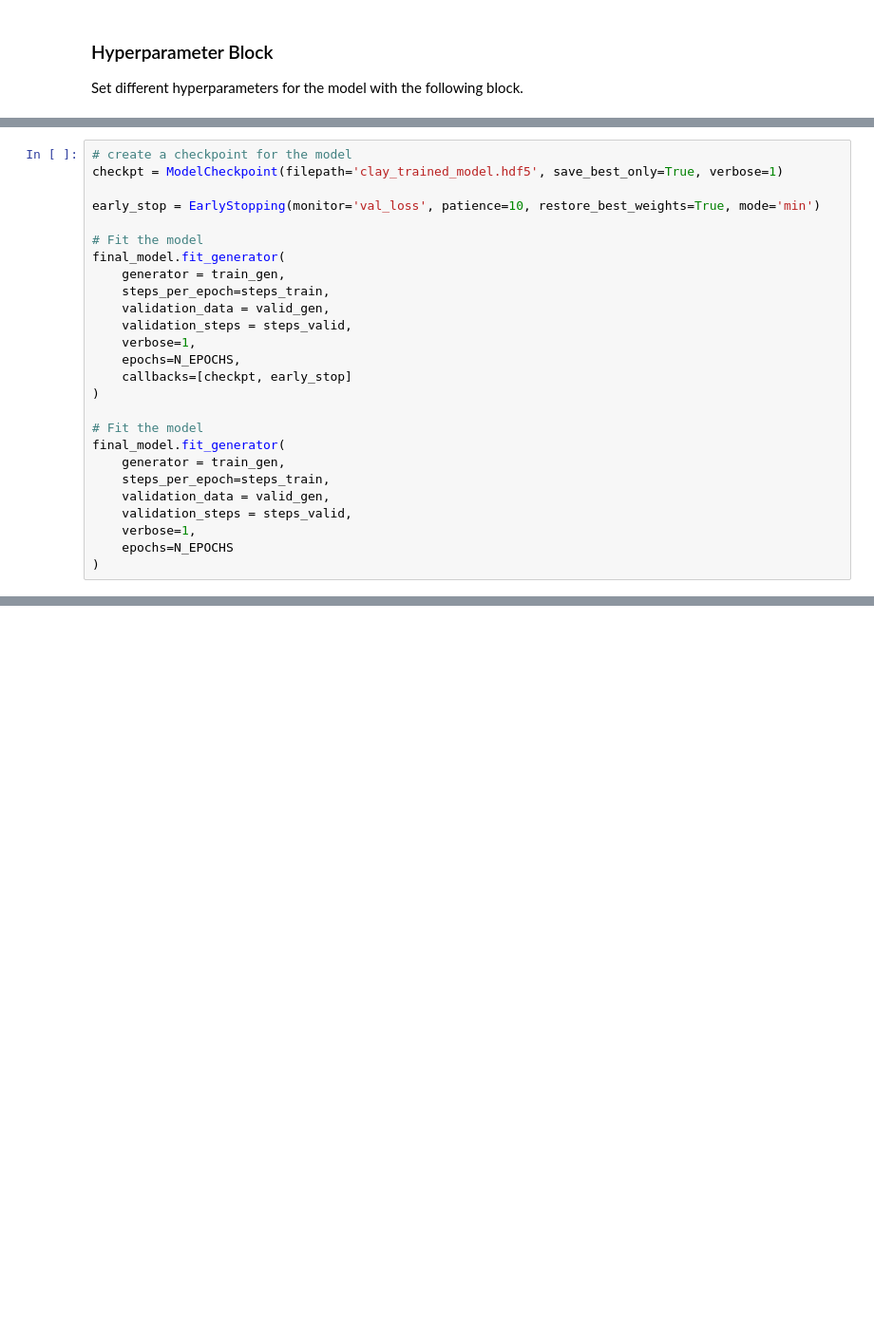
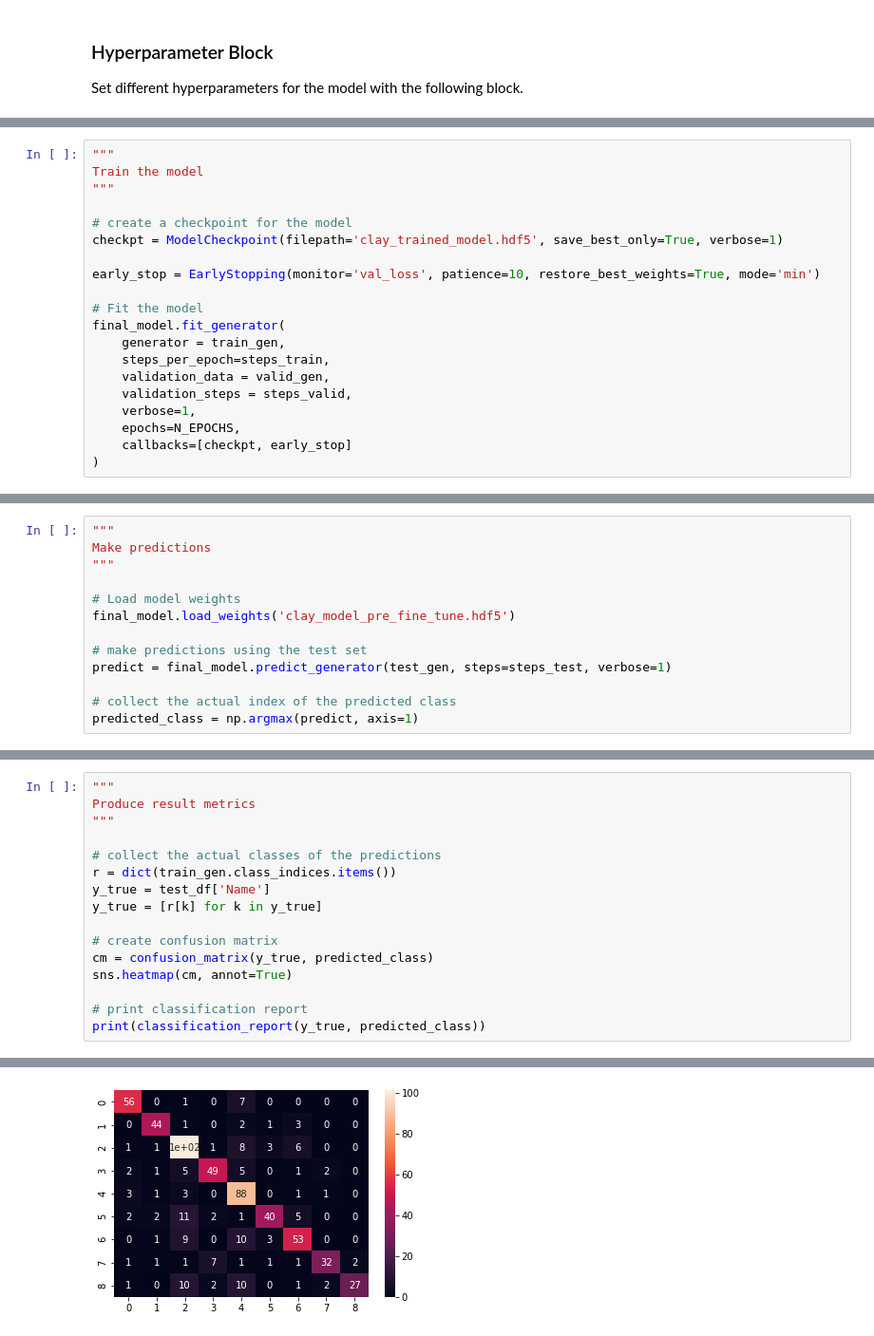
Before and after one commit to claykaufmann/art-classifier, a Jupyter notebook: clay_model.ipynb, the cells around one changed output, grey strips where cells are left out. Shown at 95% size. Cells and saved outputs as stored; diff of their text form; blank space fills up the shorter version.

```diff
--- a/clay_model.ipynb
+++ b/clay_model.ipynb
@@ -259,4 +341,8 @@ _________________________________________________________________
 # %%
+"""
+Train the model
+"""
+
 # create a checkpoint for the model
 checkpt = ModelCheckpoint(filepath='clay_trained_model.hdf5', save_best_only=True, verbose=1)
 
@@ -272,14 +358,4 @@ final_model.fit_generator(
     epochs=N_EPOCHS,
     callbacks=[checkpt, early_stop]
 )
-
-# Fit the model
-final_model.fit_generator(
-    generator = train_gen,
-    steps_per_epoch=steps_train,
-    validation_data = valid_gen,
-    validation_steps = steps_valid,
-    verbose=1,
-    epochs=N_EPOCHS
-)
 # %% [output]
@@ -317,0 +369,13 @@ the model performed.
+# %%
+"""
+Make predictions
+"""
+
+# Load model weights
+final_model.load_weights('clay_model_pre_fine_tune.hdf5')
+
+# make predictions using the test set
+predict = final_model.predict_generator(test_gen, steps=steps_test, verbose=1)
+
+# collect the actual index of the predicted class
+predicted_class = np.argmax(predict, axis=1)
@@ -317,0 +384,17 @@ the model performed.
+# %%
+"""
+Produce result metrics
+"""
+
+# collect the actual classes of the predictions
+r = dict(train_gen.class_indices.items())
+y_true = test_df['Name']
+y_true = [r[k] for k in y_true]
+
+# create confusion matrix
+cm = confusion_matrix(y_true, predicted_class)
+sns.heatmap(cm, annot=True)
+
+# print classification report
+print(classification_report(y_true, predicted_class))
+# %% [output]
@@ -317,0 +416 @@ the model performed.
+[figure, added]
```
Also changed, not shown: parts of 17 cells of this notebook, 2 other files.
